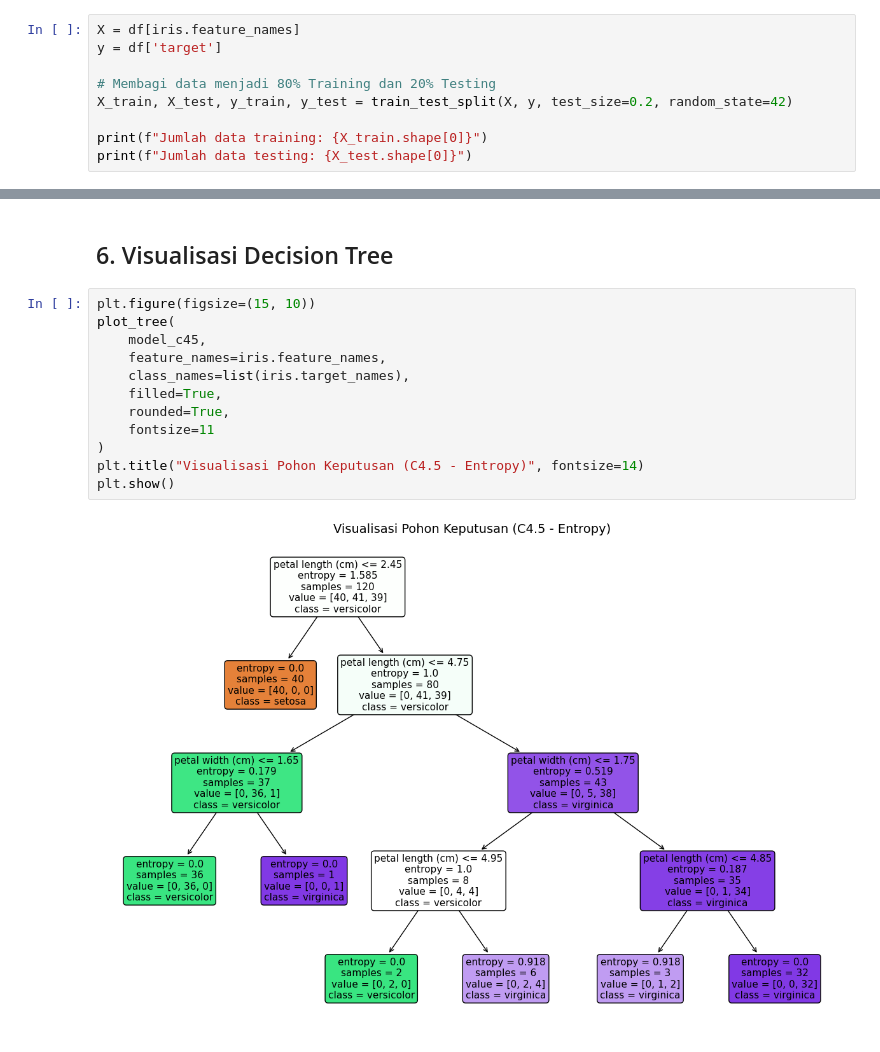
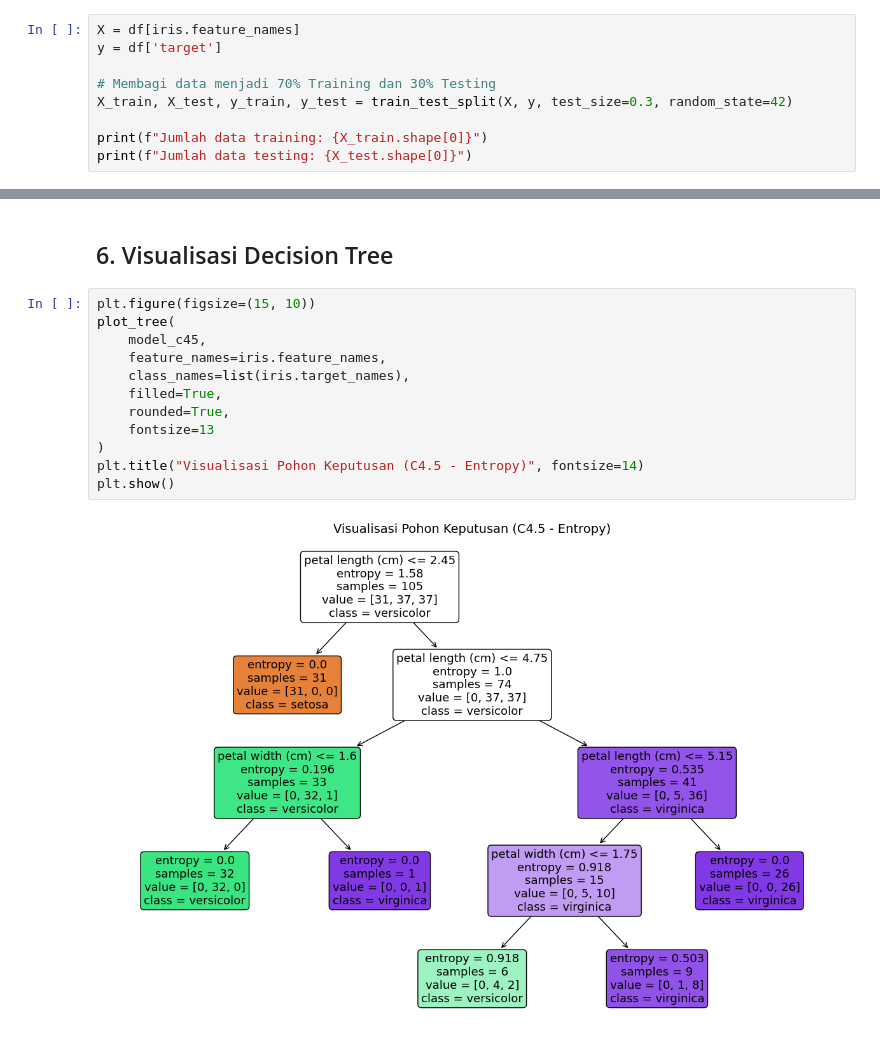
Before and after one commit to HasyaFerdiansyahNR20/2026_class, a Jupyter notebook: data-mining/course3-Decision_Tree_C45.ipynb, the cells around one changed output, grey strips where cells are left out. Saved outputs shown, nothing was run; the diff lists cells and outputs as text.

```diff
--- a/data-mining/course3-Decision_Tree_C45.ipynb
+++ b/data-mining/course3-Decision_Tree_C45.ipynb
@@ -128,8 +133,8 @@ df.head()
 X = df[iris.feature_names]
 y = df['target']
 
-# Membagi data menjadi 80% Training dan 20% Testing
-X_train, X_test, y_train, y_test = train_test_split(X, y, test_size=0.2, random_state=42)
+# Membagi data menjadi 70% Training dan 30% Testing
+X_train, X_test, y_train, y_test = train_test_split(X, y, test_size=0.3, random_state=42)
 
 print(f"Jumlah data training: {X_train.shape[0]}")
 print(f"Jumlah data testing: {X_test.shape[0]}")
@@ -178,14 +183,14 @@ weighted avg       1.00      1.00      1.00        30
 # %%
 plt.figure(figsize=(15, 10))
 plot_tree(
     model_c45,
     feature_names=iris.feature_names,
     class_names=list(iris.target_names),
     filled=True,
     rounded=True,
-    fontsize=11
+    fontsize=13
 )
 plt.title("Visualisasi Pohon Keputusan (C4.5 - Entropy)", fontsize=14)
 plt.show()
 # %% [output]
-[figure, old version]
+[figure, new version]
```
Also changed, not shown: parts of 3 cells of this notebook.
